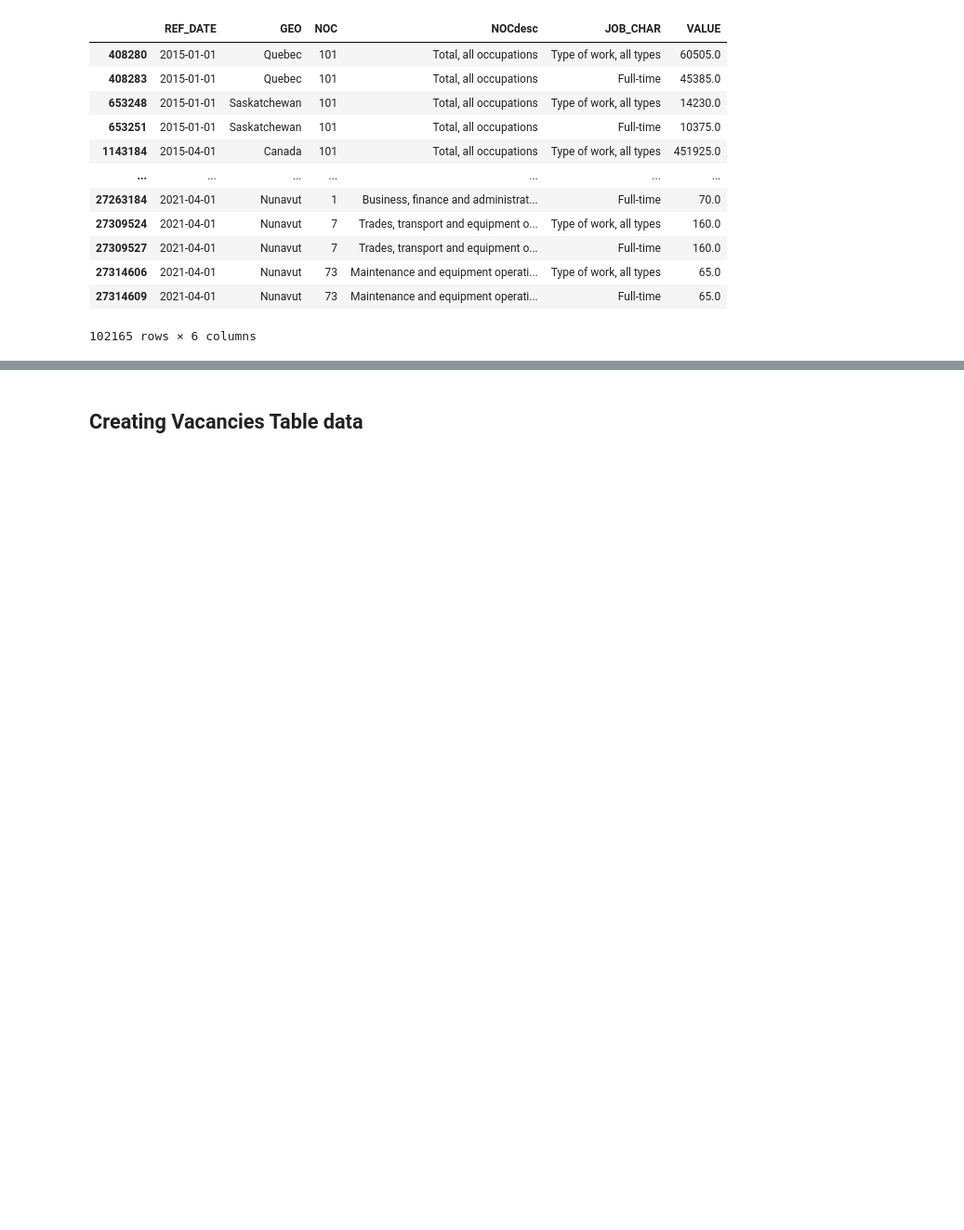
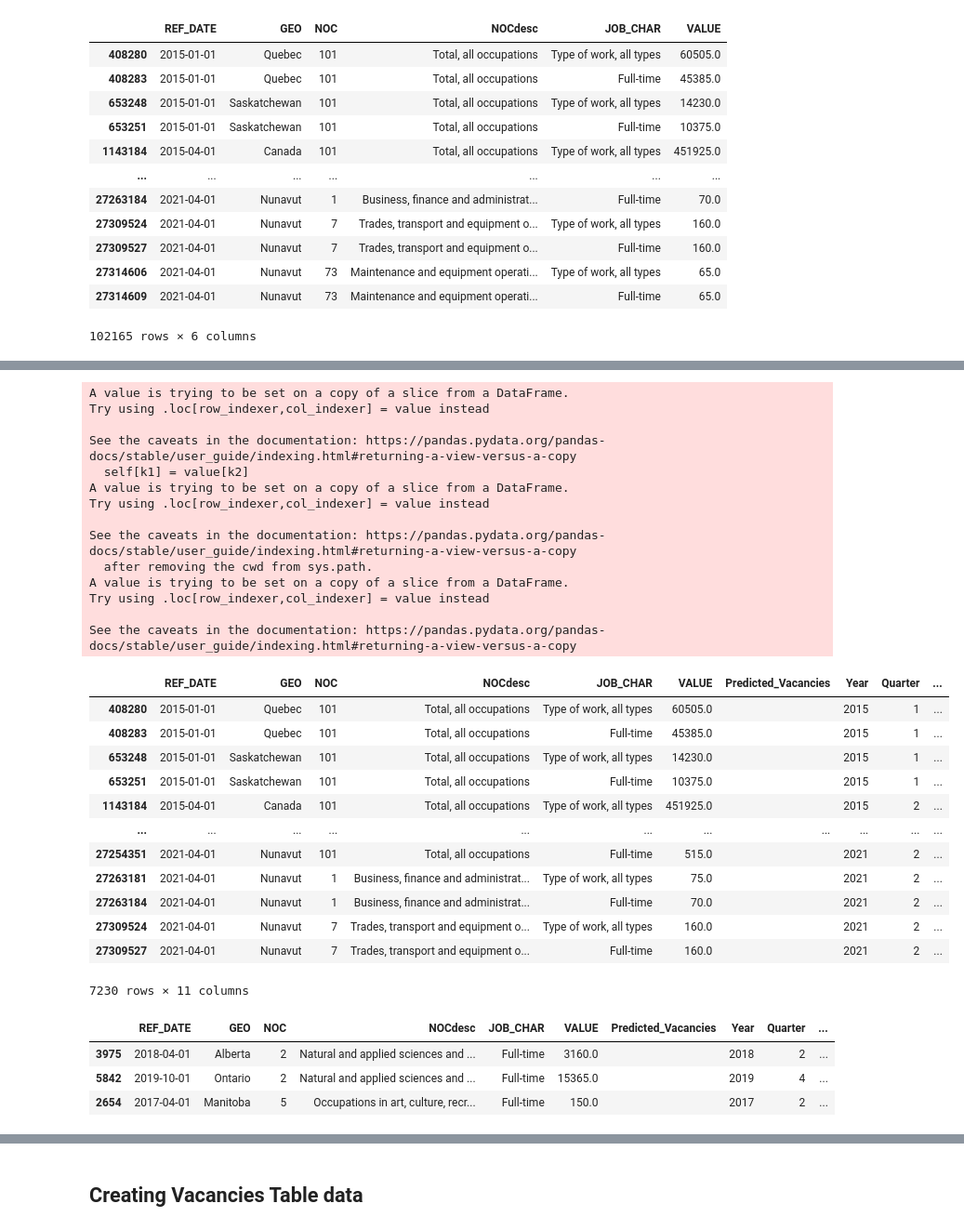
Before and after one commit to alecngai/Predicting_Canadian_Job_Vacancies, a Jupyter notebook: Database/Data_Cleanse_forDBLoad_UUID_toSQL_2.ipynb, the cells around one changed output, grey strips where cells are left out. Shown at 93% size. Drawn from its saved outputs; the diff is of its cells as text; code cells hidden in the pictures; blank space fills up the shorter version.

```diff
--- a/Database/Data_Cleanse_for_DBLoad_with_UUID_toSQL.ipynb
+++ b/Database/Data_Cleanse_forDBLoad_UUID_toSQL_2.ipynb
@@ -167 +171,46 @@ See the caveats in the documentation: https://pandas.pydata.org/pandas-docs/stab
 7230 rows × 7 columns
+# %%
+#splitting date to year and month
+df_ml[['Year','Quarter','Date']] = df_ml['REF_DATE'].str.split("-",expand=True)
+#converting Month to Quarter
+df_ml['Quarter'] = df_ml['Quarter'].replace(['01','04','07','10'],['1','2','3','4'])
+#reordeing columns
+df_ml["composition"]=df_ml["Year"] + df_ml["Quarter"] + df_ml["GEO"]+ df_ml["NOC"]+ df_ml["JOB_CHAR"]
+df_ml
+# %% [output]
+A value is trying to be set on a copy of a slice from a DataFrame.
+Try using .loc[row_indexer,col_indexer] = value instead
+
+See the caveats in the documentation: https://pandas.pydata.org/pandas-docs/stable/user_guide/indexing.html#returning-a-view-versus-a-copy
+  self[k1] = value[k2]
+A value is trying to be set on a copy of a slice from a DataFrame.
+Try using .loc[row_indexer,col_indexer] = value instead
+
+See the caveats in the documentation: https://pandas.pydata.org/pandas-docs/stable/user_guide/indexing.html#returning-a-view-versus-a-copy
+  after removing the cwd from sys.path.
+A value is trying to be set on a copy of a slice from a DataFrame.
+Try using .loc[row_indexer,col_indexer] = value instead
+
+See the caveats in the documentation: https://pandas.pydata.org/pandas-docs/stable/user_guide/indexing.html#returning-a-view-versus-a-copy
+|  | REF_DATE | GEO | NOC | NOCdesc | JOB_CHAR | VALUE | Predicted_Vacancies | Year | Quarter | ... |
+| 408280 | 2015-01-01 | Quebec | 101 | Total, all occupations | Type of work, all types | 60505.0 |  | 2015 | 1 | ... |
+| 408283 | 2015-01-01 | Quebec | 101 | Total, all occupations | Full-time | 45385.0 |  | 2015 | 1 | ... |
+| 653248 | 2015-01-01 | Saskatchewan | 101 | Total, all occupations | Type of work, all types | 14230.0 |  | 2015 | 1 | ... |
+| 653251 | 2015-01-01 | Saskatchewan | 101 | Total, all occupations | Full-time | 10375.0 |  | 2015 | 1 | ... |
+| 1143184 | 2015-04-01 | Canada | 101 | Total, all occupations | Type of work, all types | 451925.0 |  | 2015 | 2 | ... |
+| ... | ... | ... | ... | ... | ... | ... | ... | ... | ... | ... |
+| 27254351 | 2021-04-01 | Nunavut | 101 | Total, all occupations | Full-time | 515.0 |  | 2021 | 2 | ... |
+| 27263181 | 2021-04-01 | Nunavut | 1 | Business, finance and administrat... | Type of work, all types | 75.0 |  | 2021 | 2 | ... |
+| 27263184 | 2021-04-01 | Nunavut | 1 | Business, finance and administrat... | Full-time | 70.0 |  | 2021 | 2 | ... |
+| 27309524 | 2021-04-01 | Nunavut | 7 | Trades, transport and equipment o... | Type of work, all types | 160.0 |  | 2021 | 2 | ... |
+| 27309527 | 2021-04-01 | Nunavut | 7 | Trades, transport and equipment o... | Full-time | 160.0 |  | 2021 | 2 | ... |
+7230 rows × 11 columns
+# %%
+df_ml= pd.merge(df_ml, uuid_df, on= 'composition', how='left')
+df_ml.fillna('')
+df_ml.sample(n=3)
+# %% [output]
+|  | REF_DATE | GEO | NOC | NOCdesc | JOB_CHAR | VALUE | Predicted_Vacancies | Year | Quarter | ... |
+| 3975 | 2018-04-01 | Alberta | 2 | Natural and applied sciences and ... | Full-time | 3160.0 |  | 2018 | 2 | ... |
+| 5842 | 2019-10-01 | Ontario | 2 | Natural and applied sciences and ... | Full-time | 15365.0 |  | 2019 | 4 | ... |
+| 2654 | 2017-04-01 | Manitoba | 5 | Occupations in art, culture, recr... | Full-time | 150.0 |  | 2017 | 2 | ... |
```
Also changed, not shown: parts of 29 cells of this notebook, 1 other file.
